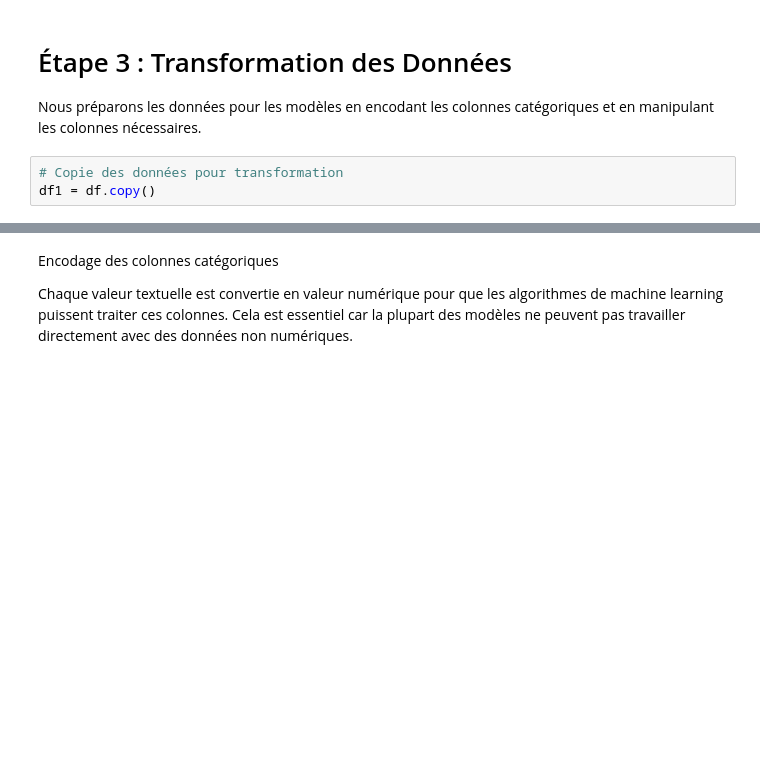
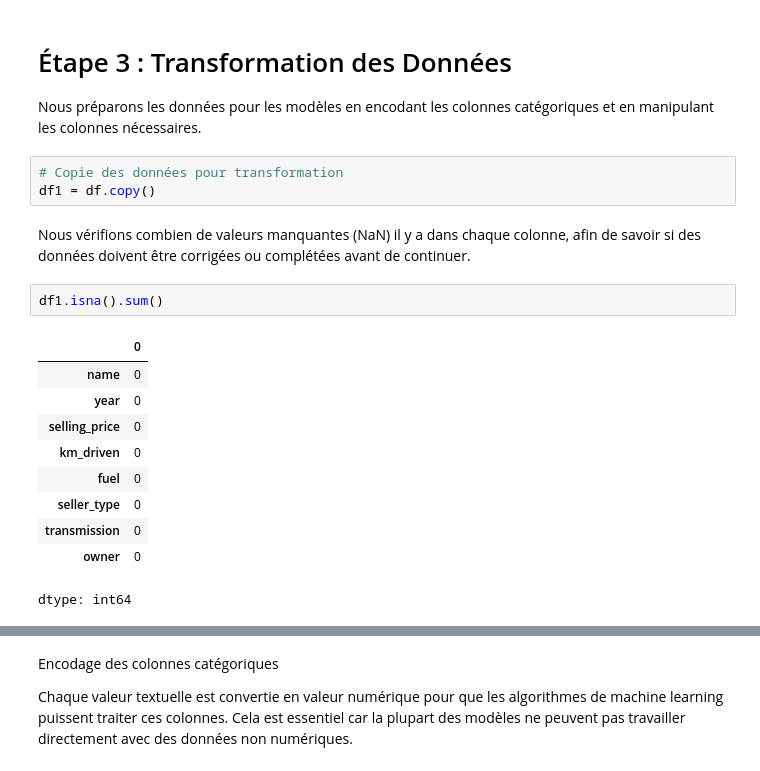
Before and after one commit to MohamedNiaissa/AutoPredict, a Jupyter notebook: AutoPredict.ipynb, the cells around one changed output, grey strips where cells are left out. Saved outputs shown, nothing was run; the diff lists cells and outputs as text; blank space fills up the shorter version.

```diff
--- a/AutoPredict.ipynb
+++ b/AutoPredict.ipynb
@@ -81,3 +81,18 @@ Nous préparons les données pour les modèles en encodant les colonnes catégor
 # %%
 # Copie des données pour transformation
 df1 = df.copy()
+# %% [markdown]
+Nous vérifions combien de valeurs manquantes (NaN) il y a dans chaque colonne, afin de savoir si des données doivent être corrigées ou complétées avant de continuer.
+# %%
+df1.isna().sum()
+# %% [output]
+|  | 0 |
+| name | 0 |
+| year | 0 |
+| selling_price | 0 |
+| km_driven | 0 |
+| fuel | 0 |
+| seller_type | 0 |
+| transmission | 0 |
+| owner | 0 |
+dtype: int64
```
Also changed, not shown: parts of 66 cells of this notebook, 4 other files.
